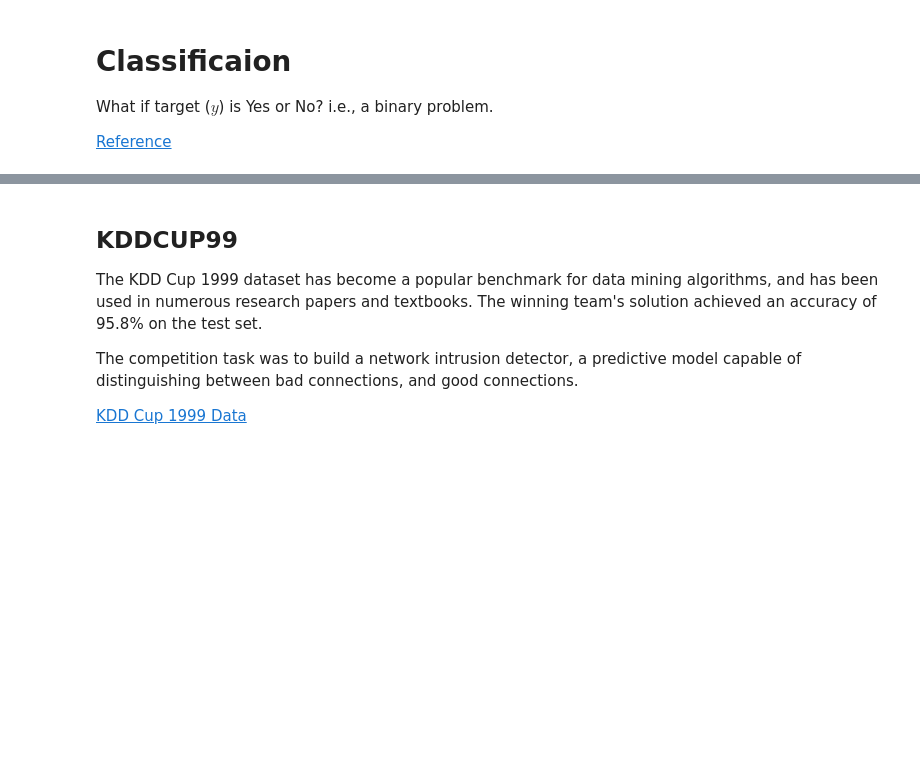
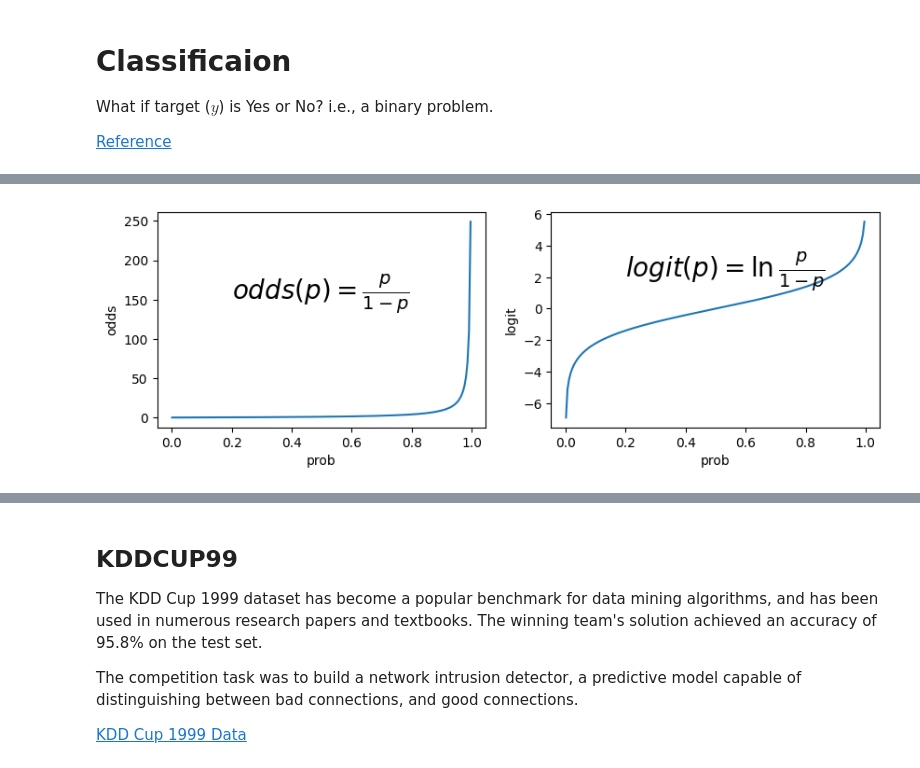
Before and after one commit to hsiaom26/DS4CS-24, a Jupyter notebook: M04_Classification.ipynb, the cells around one changed output, grey strips where cells are left out. Cells and saved outputs as stored; diff of their text form; code cells hidden in the pictures; blank space fills up the shorter version.

```diff
--- a/M04_Classification.ipynb
+++ b/M04_Classification.ipynb
@@ -15,0 +117,25 @@ print(datetime.datetime.now())
+# %%
+def logit(p):
+    return np.log(p/(1-p))
+
+p = np.arange(0.001, 0.999, 0.005)
+y = list(map(logit, p))
+odd = list(map(lambda p: p/(1-p), p))
+
+fig = plt.figure(figsize=(10,3))
+ax_l = fig.add_subplot(121)
+ax_r = fig.add_subplot(122)
+
+ax_l.plot(p, odd, label = "odds")
+ax_r.plot(p, y, label = "logit")
+
+ax_l.text(0.2, 150, r'$odds(p) = \frac{p}{1-p}$', fontsize=20)
+ax_l.set_xlabel('prob')
+ax_l.set_ylabel('odds')
+
+ax_r.text(0.2, 2, r'$logit(p) = \ln \frac{p}{1-p}$', fontsize=20)
+ax_r.set_xlabel('prob')
+ax_r.set_ylabel('logit')
+plt.show()
+# %% [output]
+[figure, added]
```
Also changed, not shown: parts of 75 cells of this notebook.
